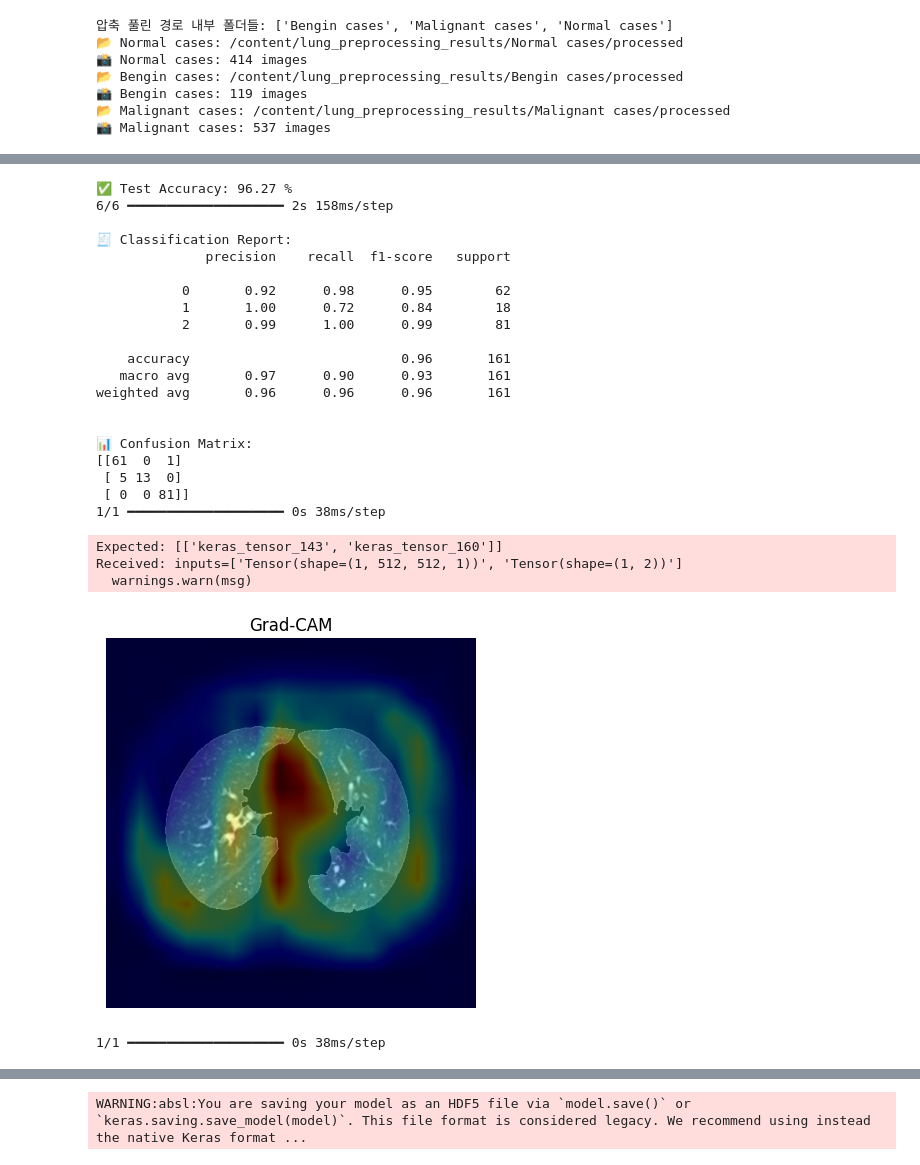
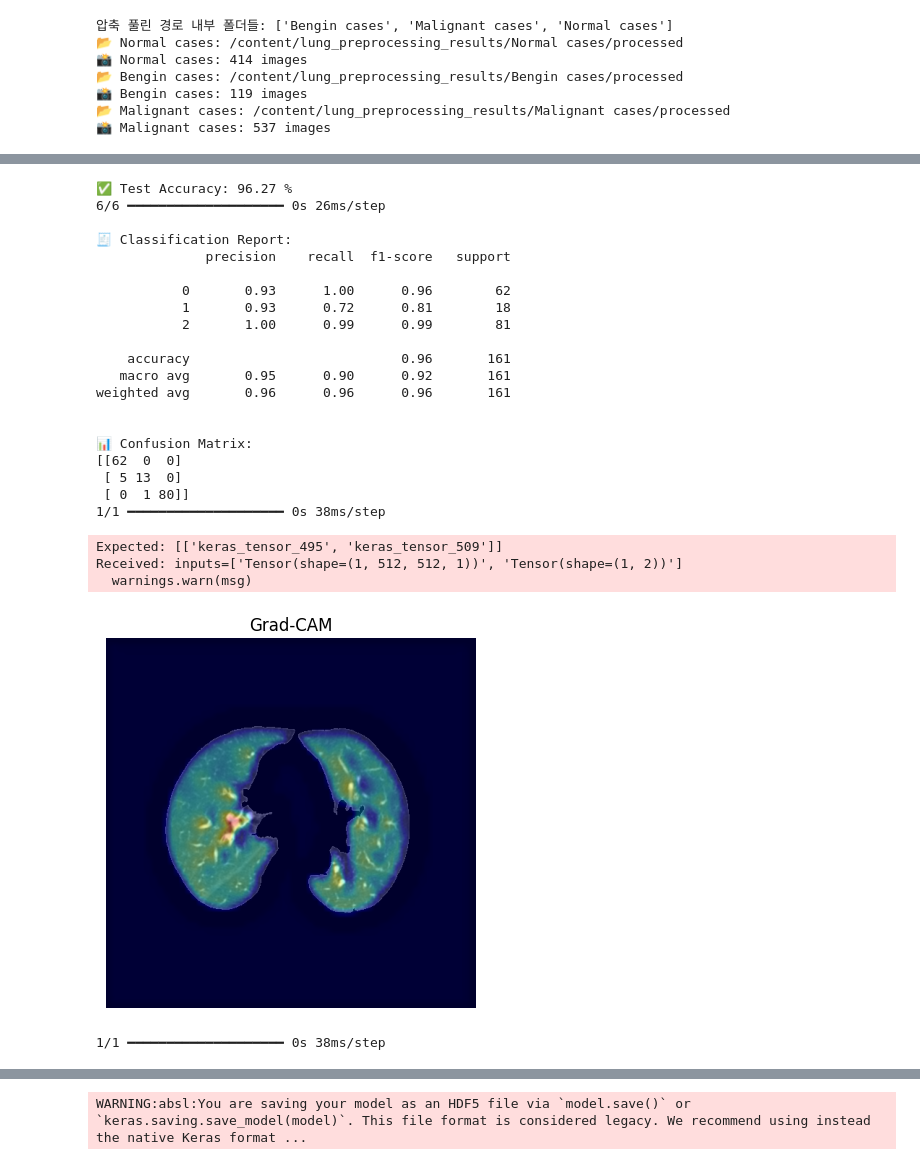
Before and after one commit to Kiyong314/Cancel_Detect_Tensorflow_Project, a Jupyter notebook: 1.텐활기_기말고사_실습_250527_v3_Pre+Train.ipynb, the cells around one changed output, grey strips where cells are left out. Cells and saved outputs as stored; diff of their text form; code cells hidden in the pictures.

```diff
--- a/1.텐활기_기말고사_실습_250527_v3_Pre+Train.ipynb
+++ b/1.텐활기_기말고사_실습_250527_v3_Pre+Train.ipynb
@@ -727,10 +727,8 @@ def build_focusnetlc(input_shape=(IMG_SIZE, IMG_SIZE, 1), meta_dim=2):
     x = Conv2D(256, (3, 3), activation='relu', padding='same')(x)
     x = MaxPooling2D(2)(x)
     x = Conv2D(512, (3, 3), activation='relu', padding='same')(x)
-    x = Conv2D(512, (3, 3), activation='relu', padding='same')(x)
-    x = MaxPooling2D()(x)
-    x = Conv2D(1024, (3, 3), activation='relu', padding='same')(x)
-    x = Conv2D(1024, (3, 3), activation='relu', padding='same')(x)
+    x = Conv2D(512, (3, 3),strides=2, activation='relu', padding='same')(x)
+
     x = MaxPooling2D()(x)
     x = Flatten()(x)
 
@@ -744,7 +742,7 @@ def build_focusnetlc(input_shape=(IMG_SIZE, IMG_SIZE, 1), meta_dim=2):
     x = Dropout(0.2)(x)
     output = Dense(3, activation='softmax')(x)
     model = Model(inputs=[img_input, meta_input], outputs=output)
-    model.compile(optimizer=Adam(0.00003), loss='categorical_crossentropy', metrics=['accuracy'])
+    model.compile(optimizer=Adam(0.00005), loss='categorical_crossentropy', metrics=['accuracy'])
     return model
 
 # Step 7️⃣: Grad-CAM 히트맵 생성 함수
@@ -835,41 +833,41 @@ print("\n✅ Test Accuracy:", round(acc * 100, 2), "%")
 
 y_pred_probs = model.predict([X_test, meta_test])
 y_pred = np.argmax(y_pred_probs, axis=1)
 y_true = np.argmax(y_test, axis=1)
 print("\n🧾 Classification Report:")
 print(classification_report(y_true, y_pred))
 print("\n📊 Confusion Matrix:")
 print(confusion_matrix(y_true, y_pred))
 
-last_conv_layer = [layer.name for layer in model.layers if isinstance(layer, tf.keras.layers.Conv2D)][-1]
+last_conv_layer = [layer.name for layer in model.layers if isinstance(layer, tf.keras.layers.Conv2D)][-3]
 heatmap = make_gradcam_heatmap([X_test[0:1], meta_test[0:1]], model, last_conv_layer)
 show_gradcam(X_test[0:1], heatmap)
 
 heatmap = make_gradcam_heatmap([X_test[10:11], meta_test[10:11]], model, last_conv_layer)
 show_gradcam(X_test[10:11], heatmap)
 # %% [output]
 ✅ Test Accuracy: 96.27 %
-6/6 ━━━━━━━━━━━━━━━━━━━━ 2s 158ms/step
+6/6 ━━━━━━━━━━━━━━━━━━━━ 0s 26ms/step
 
 🧾 Classification Report:
               precision    recall  f1-score   support
 
-           0       0.92      0.98      0.95        62
-           1       1.00      0.72      0.84        18
-           2       0.99      1.00      0.99        81
+           0       0.93      1.00      0.96        62
+           1       0.93      0.72      0.81        18
+           2       1.00      0.99      0.99        81
 
     accuracy                           0.96       161
-   macro avg       0.97      0.90      0.93       161
+   macro avg       0.95      0.90      0.92       161
 weighted avg       0.96      0.96      0.96       161
 
 
 📊 Confusion Matrix:
-[[61  0  1]
+[[62  0  0]
  [ 5 13  0]
- [ 0  0 81]]
+ [ 0  1 80]]
 1/1 ━━━━━━━━━━━━━━━━━━━━ 0s 38ms/step
-Expected: [['keras_tensor_143', 'keras_tensor_160']]
+Expected: [['keras_tensor_495', 'keras_tensor_509']]
 Received: inputs=['Tensor(shape=(1, 512, 512, 1))', 'Tensor(shape=(1, 2))']
   warnings.warn(msg)
-[figure, old version]
+[figure, new version]
 1/1 ━━━━━━━━━━━━━━━━━━━━ 0s 38ms/step
```
Also changed, not shown: parts of 2 cells of this notebook.
